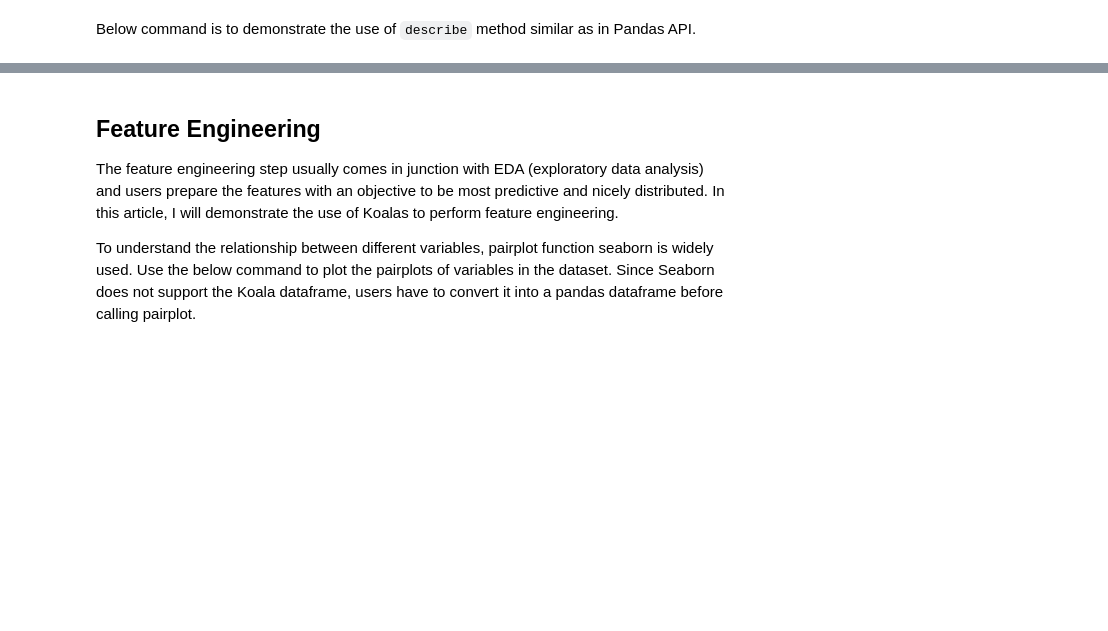
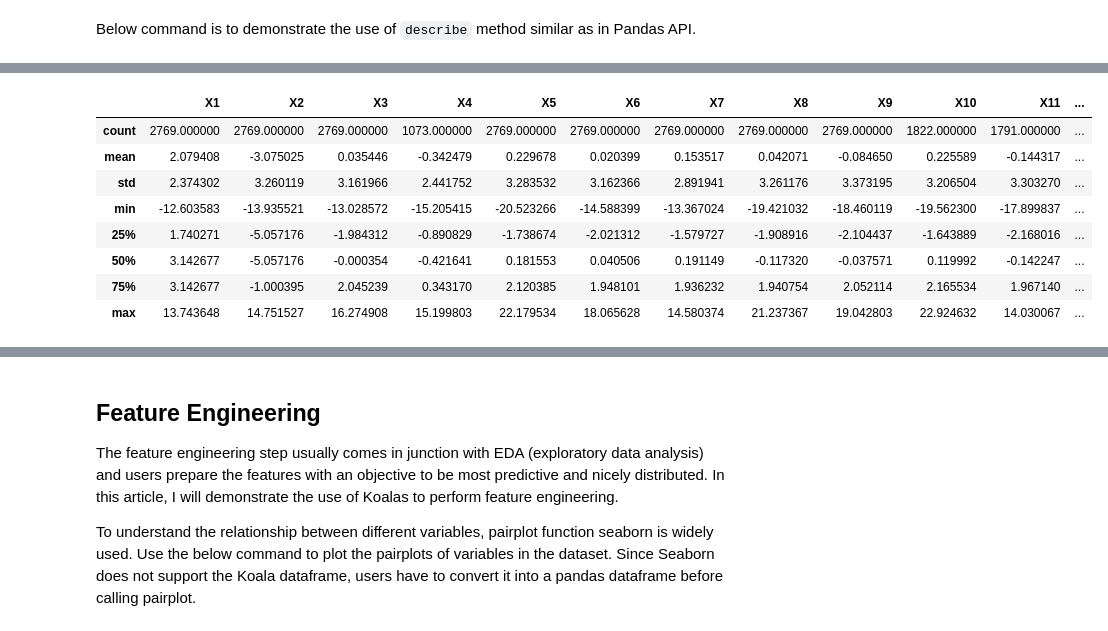
Before and after one commit to komzy/spark-ml-course, a Jupyter notebook: week-2/Session_4_edited.ipynb, the cells around one changed output, grey strips where cells are left out. Saved outputs shown, nothing was run; the diff lists cells and outputs as text; code cells hidden in the pictures; blank space fills up the shorter version.

```diff
--- a/week-2/Session_4_edited.ipynb
+++ b/week-2/Session_4_edited.ipynb
@@ -222,0 +178,12 @@ kdf_ccpp.describe()
+# %%
+kdf_X1.describe()
+# %% [output]
+|  | X1 | X2 | X3 | X4 | X5 | X6 | X7 | X8 | X9 | X10 | X11 | ... |
+| count | 2769.000000 | 2769.000000 | 2769.000000 | 1073.000000 | 2769.000000 | 2769.000000 | 2769.000000 | 2769.000000 | 2769.000000 | 1822.000000 | 1791.000000 | ... |
+| mean | 2.079408 | -3.075025 | 0.035446 | -0.342479 | 0.229678 | 0.020399 | 0.153517 | 0.042071 | -0.084650 | 0.225589 | -0.144317 | ... |
+| std | 2.374302 | 3.260119 | 3.161966 | 2.441752 | 3.283532 | 3.162366 | 2.891941 | 3.261176 | 3.373195 | 3.206504 | 3.303270 | ... |
+| min | -12.603583 | -13.935521 | -13.028572 | -15.205415 | -20.523266 | -14.588399 | -13.367024 | -19.421032 | -18.460119 | -19.562300 | -17.899837 | ... |
+| 25% | 1.740271 | -5.057176 | -1.984312 | -0.890829 | -1.738674 | -2.021312 | -1.579727 | -1.908916 | -2.104437 | -1.643889 | -2.168016 | ... |
+| 50% | 3.142677 | -5.057176 | -0.000354 | -0.421641 | 0.181553 | 0.040506 | 0.191149 | -0.117320 | -0.037571 | 0.119992 | -0.142247 | ... |
+| 75% | 3.142677 | -1.000395 | 2.045239 | 0.343170 | 2.120385 | 1.948101 | 1.936232 | 1.940754 | 2.052114 | 2.165534 | 1.967140 | ... |
+| max | 13.743648 | 14.751527 | 16.274908 | 15.199803 | 22.179534 | 18.065628 | 14.580374 | 21.237367 | 19.042803 | 22.924632 | 14.030067 | ... |
```
Also changed, not shown: parts of 15 cells of this notebook.
